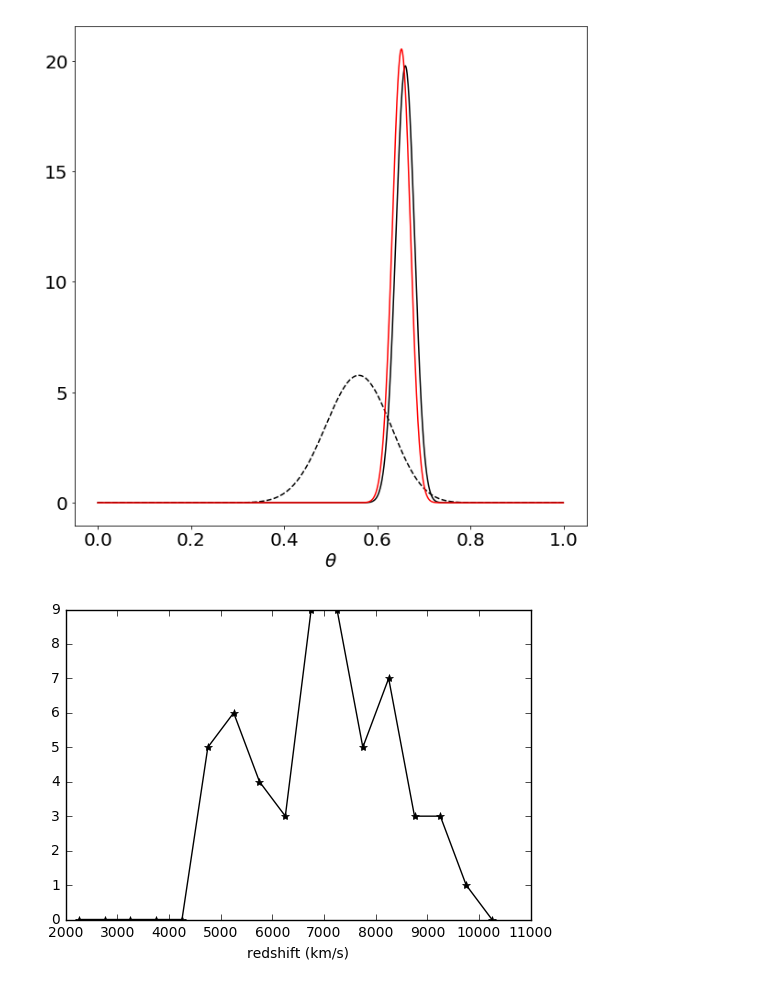
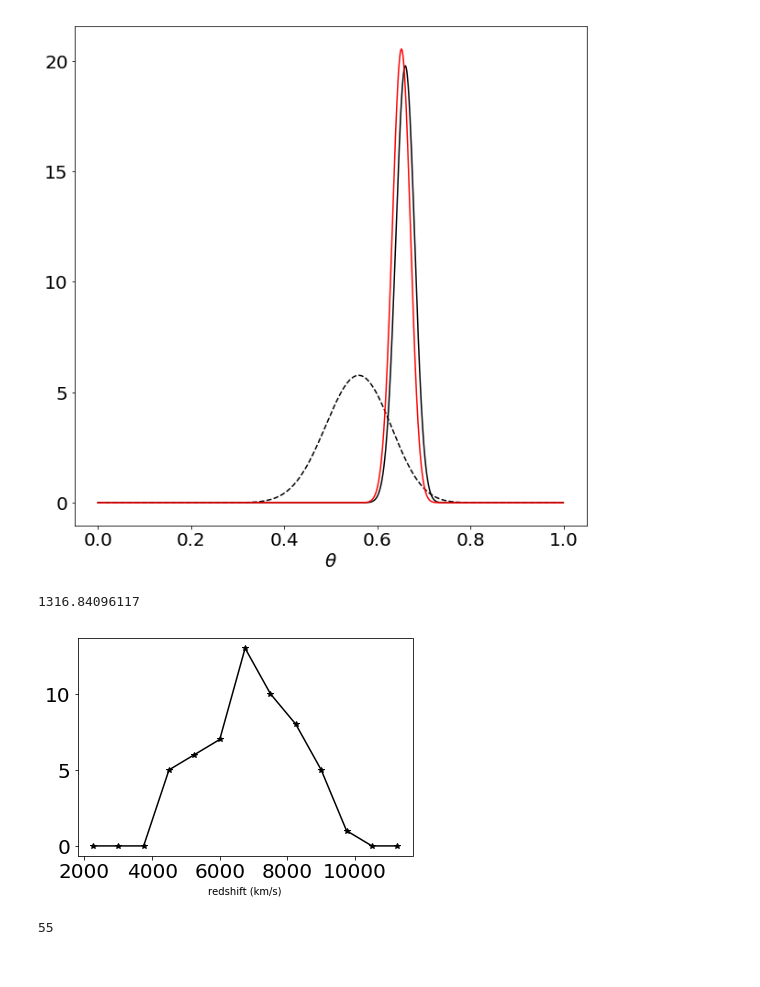
Before and after one commit to liuchaonaoc/Astrostatistics_old2, a Jupyter notebook: SingleParamsModel.ipynb, the cells around one changed output. Saved outputs shown, nothing was run; the diff lists cells and outputs as text; code cells hidden in the pictures.

```diff
--- a/SingleParamsModel.ipynb
+++ b/SingleParamsModel.ipynb
@@ -117,18 +117,24 @@ N_star=363, N_gal=187
 [figure]
 # %%
 ## the mean redshift of Coma cluster
-filename = '/Users/cliu/pyw/Astrostatistics/ComaCluster.fits'
+filename = 'ComaCluster.fits'
 coma = loadData(filename)
-cz = coma.czA[coma.czA<10000]
-
-zgrid =np.arange(2000.,11000.,500.)
+cz = coma.czA[(coma.czA<20000) & (coma.czA>0)]
+sig_cz = np.var(cz)
+print np.sqrt(sig_cz)
+zgrid =np.arange(2000.,12000.,750.)
 h, xedge = np.histogram(cz, bins=zgrid)
 fig = plt.figure(figsize=[6,4])
 ax = fig.add_subplot(111)
 ax.plot(zgrid[0:-1]+250.,h,'k*-')
 ax.set_xlabel('redshift (km/s)')
 fig.show()
 # %% [output]
+1316.84096117
-[figure, old version]
+[figure, new version]
+# %%
+print len(cz)
+# %% [output]
+55
 # %%
 # measure the redshift from an absorption line
```
Also changed, not shown: 1 other file.
